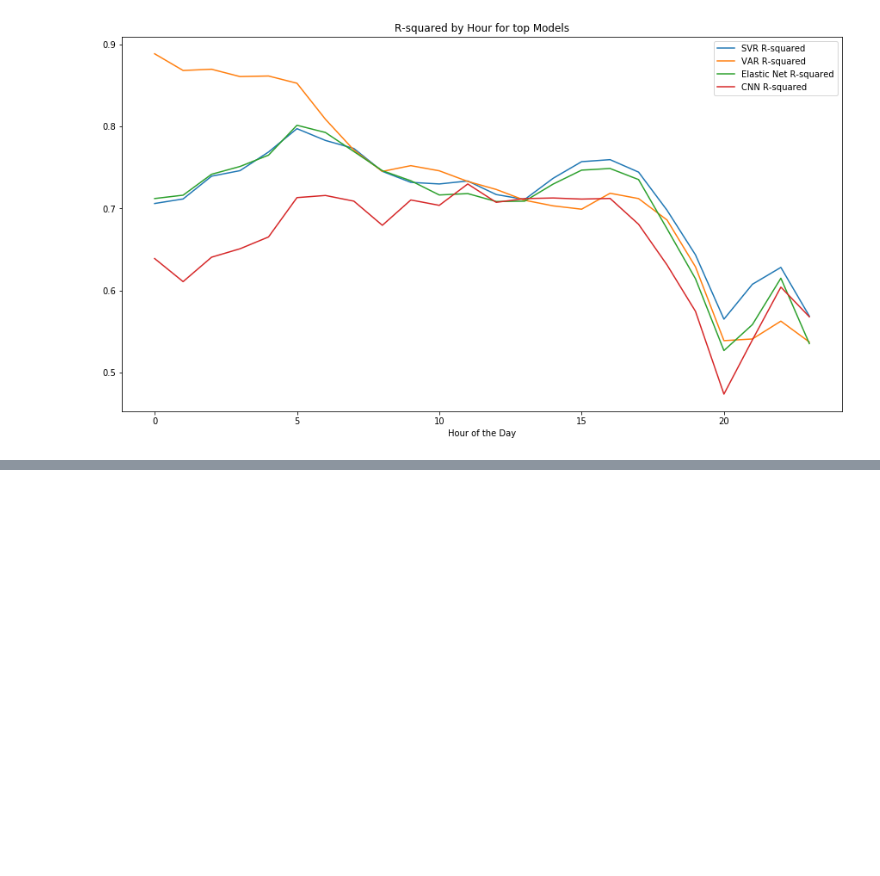
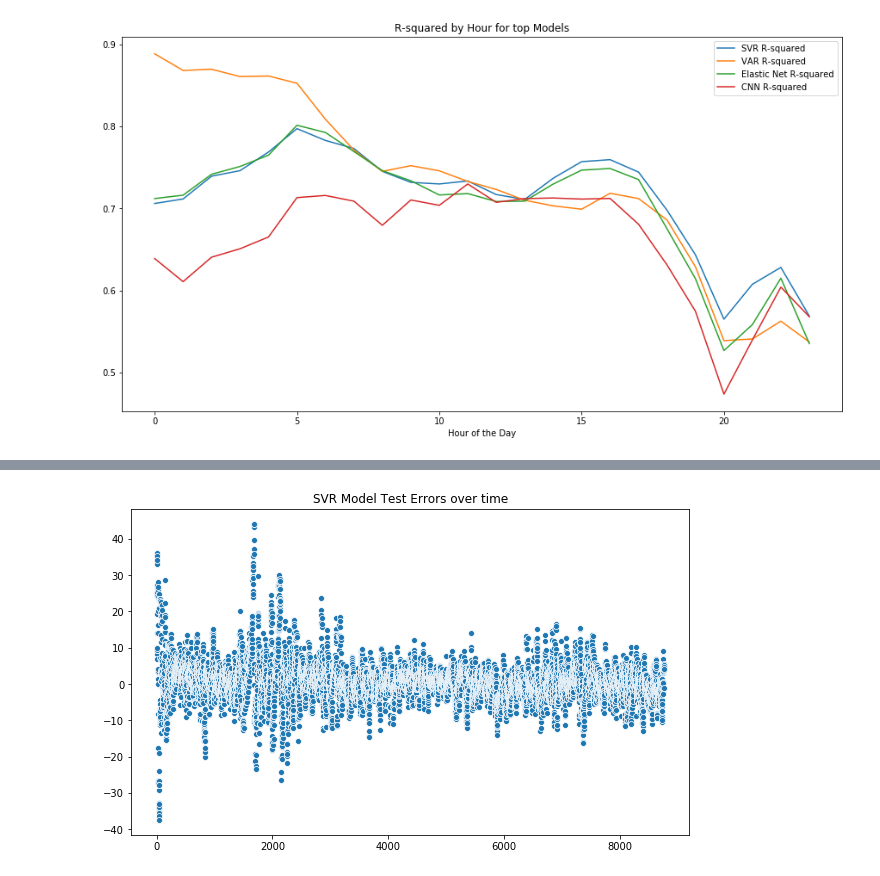
Before and after one commit to magnusbig/forecasting_day_ahead_electric_prices_in_spain, a Jupyter notebook: Code/31_Model_Evaluation.ipynb, the cells around one changed output, grey strips where cells are left out. Cells and saved outputs as stored; diff of their text form; code cells hidden in the pictures; blank space fills up the shorter version.

```diff
--- a/Code/31_Model_Evaluation.ipynb
+++ b/Code/31_Model_Evaluation.ipynb
@@ -363,0 +372,7 @@ plt.xlabel('Hour of the Day');
+# %%
+# sns scatterplot does not accept datetime axis so we will plot by datapoint
+plt.figure(figsize=(10,6))
+sns.scatterplot(x=range(0,len(svr_errors)), y=svr_errors)
+plt.title('SVR Model Test Errors over time');
+# %% [output]
+[figure, added]
```
Also changed, not shown: parts of 26 cells of this notebook, 3 other files.
